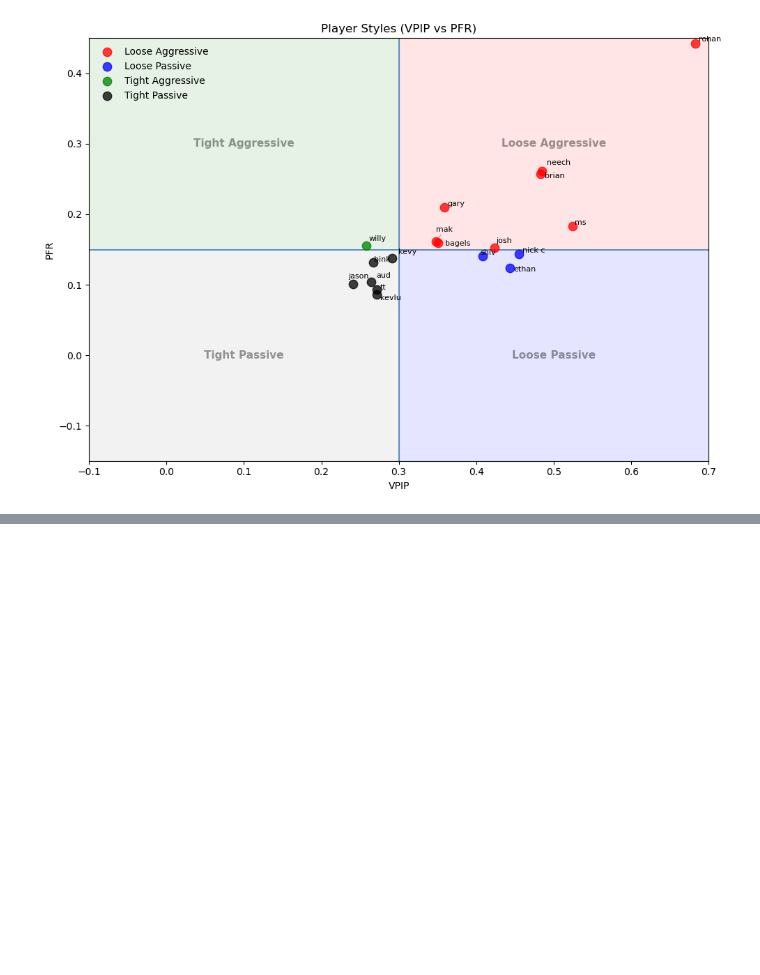
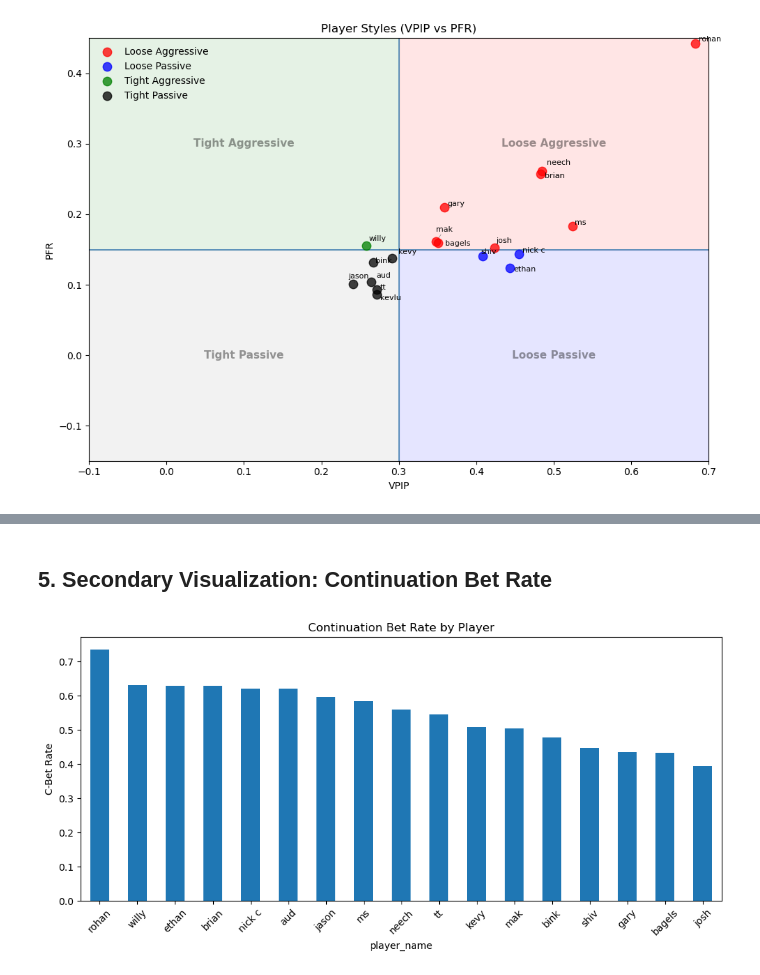
Before and after one commit to eax2101-droid/poker-hand-analytics, a Jupyter notebook: notebooks/poker_analysis.ipynb, the cells around one changed output, grey strips where cells are left out. Saved outputs shown, nothing was run; the diff lists cells and outputs as text; code cells hidden in the pictures; blank space fills up the shorter version.

Commit message:
Finalize project: add visuals, insights, and README polish

```diff
--- a/notebooks/poker_analysis.ipynb
+++ b/notebooks/poker_analysis.ipynb
@@ -200,0 +197,24 @@ True
+# %% [markdown]
+## 5. Secondary Visualization: Continuation Bet Rate
+# %%
+import matplotlib.pyplot as plt
+
+cbet_plot_df = player_summary_df.dropna(subset=["cbet_rate", "hands_played"]).copy()
+cbet_plot_df = cbet_plot_df[cbet_plot_df["hands_played"] >= 100]
+cbet_plot_df = cbet_plot_df.sort_values("cbet_rate", ascending=False)
+
+cbet_plot_df.plot(
+    x="player_name",
+    y="cbet_rate",
+    kind="bar",
+    legend=False,
+    figsize=(10, 5)
+)
+
+plt.xticks(rotation=45)
+plt.ylabel("C-Bet Rate")
+plt.title("Continuation Bet Rate by Player")
+plt.tight_layout()
+plt.show()
+# %% [output]
+[figure, added]
```
Also changed, not shown: parts of 13 cells of this notebook, 3 other files.
